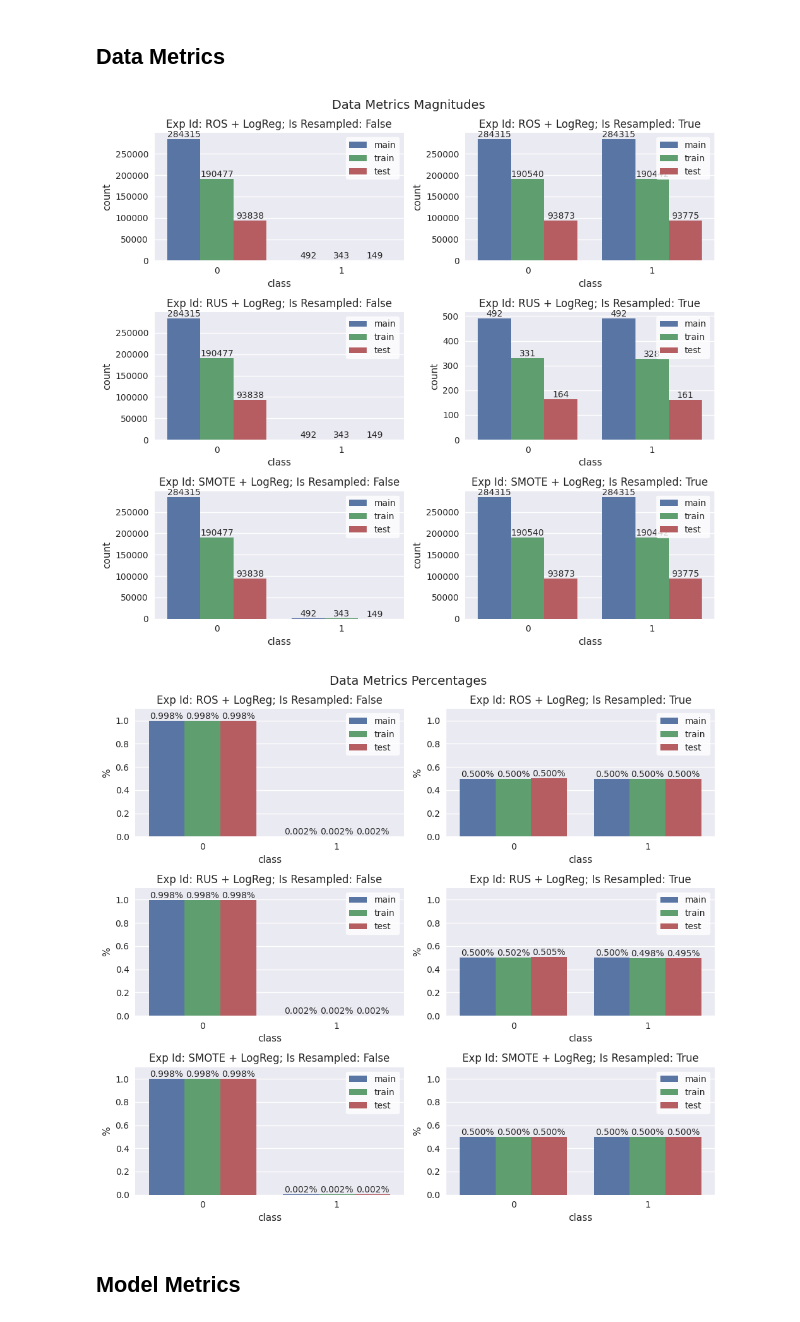
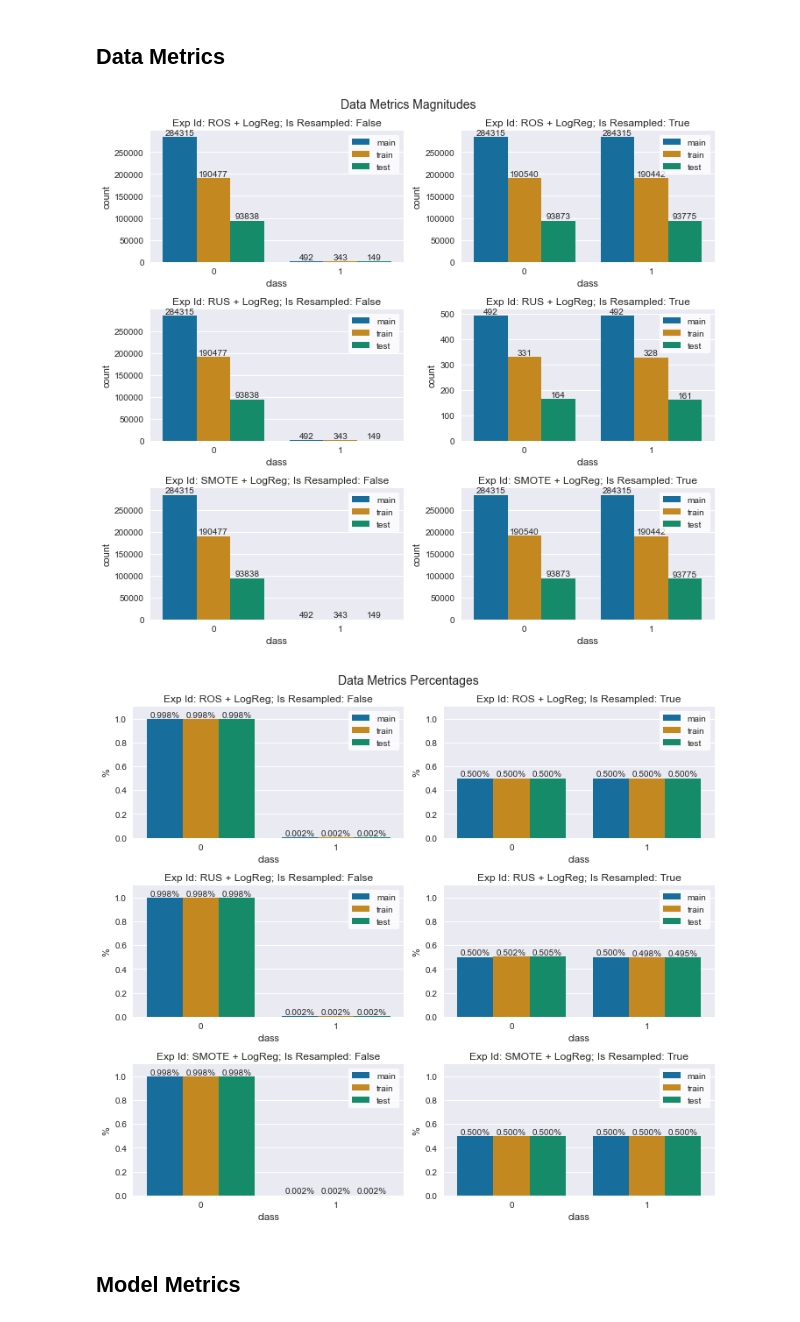
Before and after one commit to gerardovitale/fraud-detection, a Jupyter notebook: notebooks/src/explore_visualizations.ipynb, the cells around one changed output. Saved outputs shown, nothing was run; the diff lists cells and outputs as text; code cells hidden in the pictures.

```diff
--- a/notebooks/src/explore_visualizations.ipynb
+++ b/notebooks/src/explore_visualizations.ipynb
@@ -35,7 +35,7 @@ df_data = pd.DataFrame(data_to_create_df)
 _ = plt.figure(figsize=[10, 9])
 plt.suptitle('Data Metrics Magnitudes', fontsize=14)
 
-for i, exp in enumerate(df_data['exp_id'].unique()):
+for i, exp in enumerate(df_data['exp_id'].unique()[:3]):
     data = df_data[df_data['exp_id'] == exp]
 
     index = (i * 2) + 1
@@ -43,42 +43,44 @@ for i, exp in enumerate(df_data['exp_id'].unique()):
     plt.subplot(3,2,index)
     ros_log_original = data[~data['is_resampled']]
     ax = sns.barplot(
         data=ros_log_original,
         x='class',
         y='count',
-        hue='subset')
+        hue='subset',
+        palette='colorblind')
     for container in ax.containers:
         ax.bar_label(container)
     ax.set_ylabel('count')
     plt.title(f'Exp Id: {exp}; Is Resampled: False')
     legend = plt.legend(frameon=True)
     frame = legend.get_frame()
     frame.set_color('white')
 
     plt.subplot(3,2,index+1)
     ros_log_resampled = data[data['is_resampled']]
     ax = sns.barplot(
         data=ros_log_resampled,
         x='class',
         y='count',
-        hue='subset')
+        hue='subset',
+        palette='colorblind')
     for container in ax.containers:
         ax.bar_label(container)
     ax.set_ylabel('count')
     plt.title(f'Exp Id: {exp}; Is Resampled: True')
     legend = plt.legend(frameon=True)
     frame = legend.get_frame()
     frame.set_color('white')
 
 plt.tight_layout()
 # %% [output]
-[figure, old version]
+[figure, new version]
 # %%
 _ = plt.figure(figsize=[10, 9])
 plt.suptitle('Data Metrics Percentages', fontsize=14)
 FMT = '%.3f%%'
 
-for i, exp in enumerate(df_data['exp_id'].unique()):
+for i, exp in enumerate(df_data['exp_id'].unique()[:3]):
     data = df_data[df_data['exp_id'] == exp]
 
     index = (i * 2) + 1
@@ -89,7 +91,8 @@ for i, exp in enumerate(df_data['exp_id'].unique()):
         data=ros_log_original,
         x='class',
         y='percent',
-        hue='subset')
+        hue='subset',
+        palette='colorblind')
     for container in ax.containers:
         ax.bar_label(container, fmt=FMT)
     ax.set_ylabel('%')
@@ -105,7 +108,8 @@ for i, exp in enumerate(df_data['exp_id'].unique()):
         data=ros_log_resampled,
         x='class',
         y='percent',
-        hue='subset')
+        hue='subset',
+        palette='colorblind')
     for container in ax.containers:
         ax.bar_label(container, fmt=FMT)
     ax.set_ylabel('%')
@@ -117,7 +121,7 @@ for i, exp in enumerate(df_data['exp_id'].unique()):
 
 plt.tight_layout()
 # %% [output]
-[figure, old version]
+[figure, new version]
 # %% [markdown]
 ## Model Metrics <a class="anchor" id="2-bullet"></a>
 # %%
```
Also changed, not shown: parts of 2 cells of this notebook.
